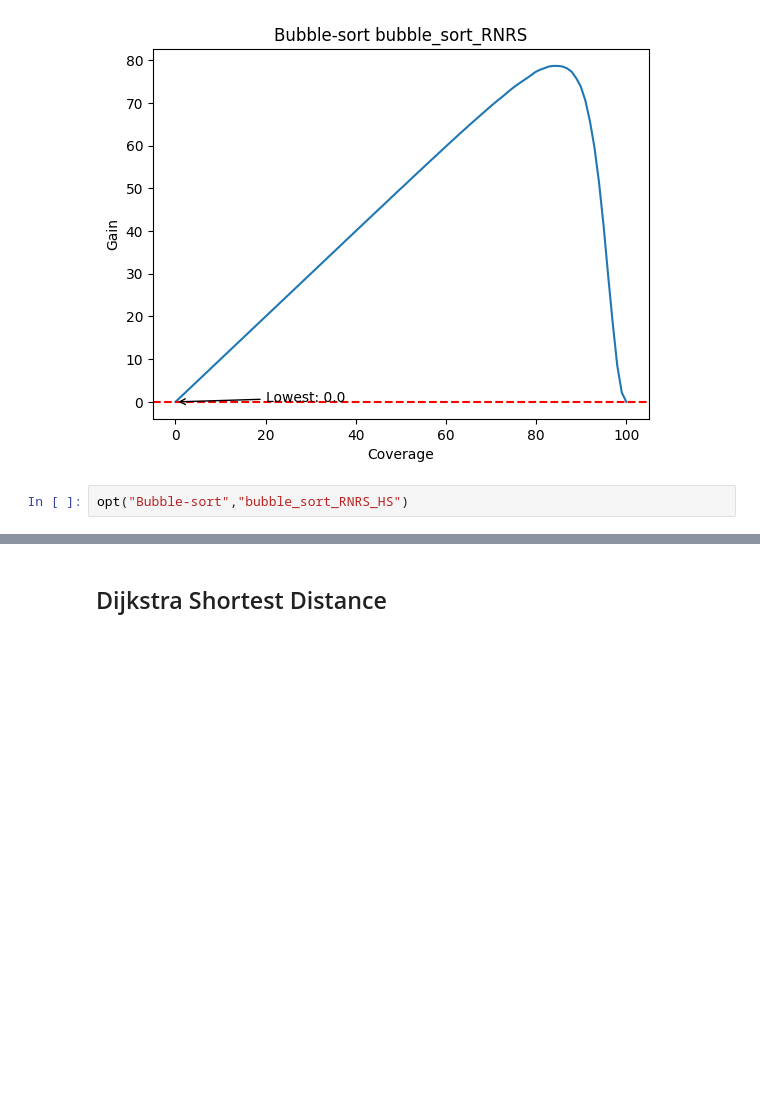
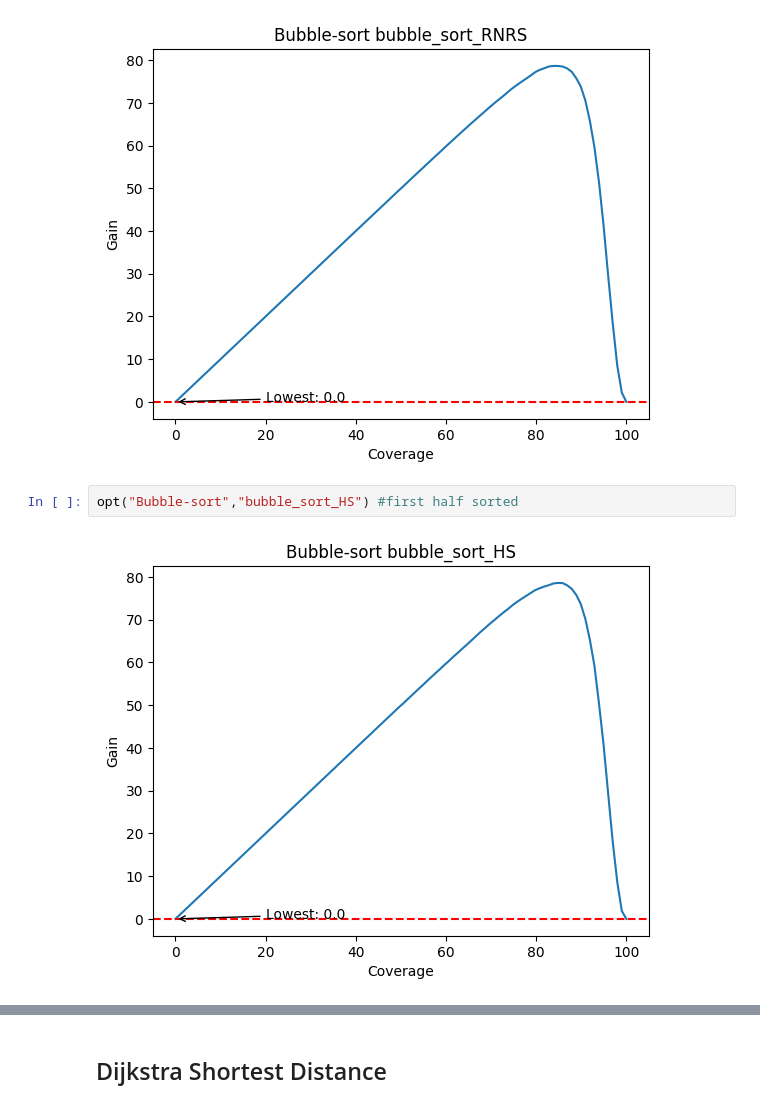
Before and after one commit to biniyam-mt/EDL, a Jupyter notebook: opt.ipynb, the cells around one changed output, grey strips where cells are left out. Cells and saved outputs as stored; diff of their text form; blank space fills up the shorter version.

Commit message:
bubble sort add half sorted test

```diff
--- a/opt.ipynb
+++ b/opt.ipynb
@@ -119,4 +119,6 @@ opt("Bubble-sort","bubble_sort_RNRS")
 # %% [output]
 [figure]
 # %%
-opt("Bubble-sort","bubble_sort_RNRS_HS")
+opt("Bubble-sort","bubble_sort_HS") #first half sorted
+# %% [output]
+[figure, added]
```
Also changed, not shown: parts of 4 cells of this notebook, 1 other file.
